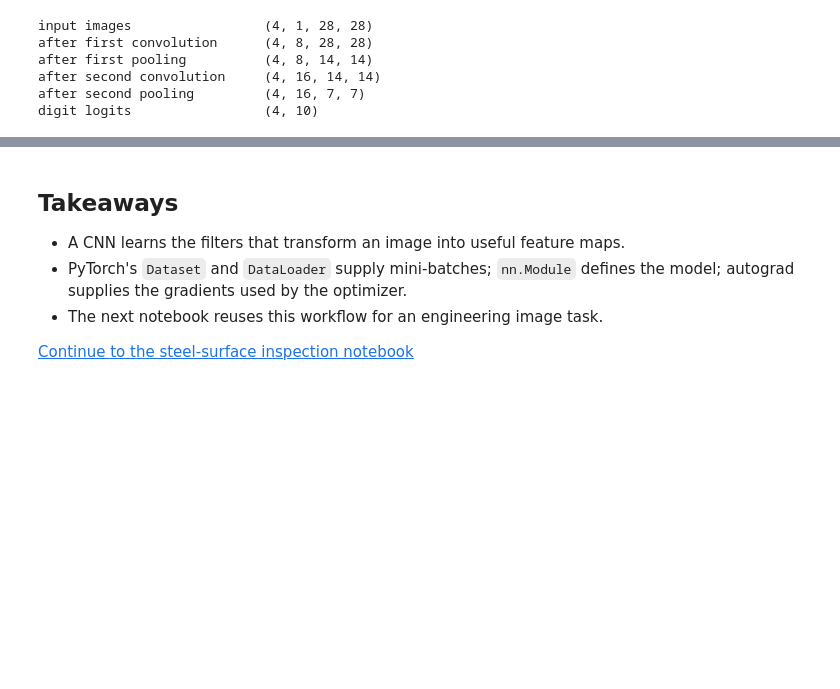
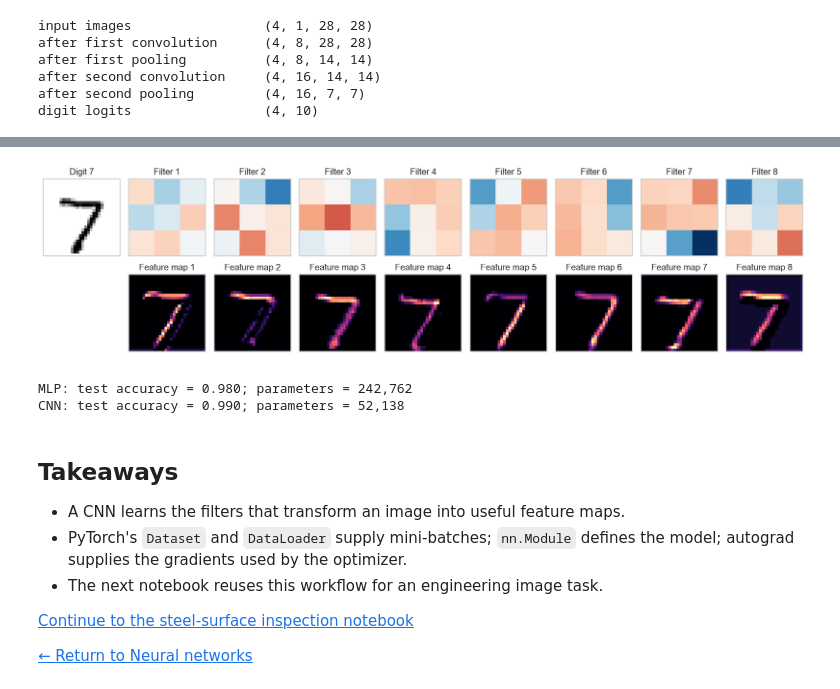
Before and after one commit to changyaochen/MECE4520, a Jupyter notebook: site/neural-networks/04-mnist-cnn.ipynb, the cells around one changed output, grey strips where cells are left out. Saved outputs shown, nothing was run; the diff lists cells and outputs as text; code cells hidden in the pictures; blank space fills up the shorter version.

```diff
--- a/site/neural-networks/04-mnist-cnn.ipynb
+++ b/site/neural-networks/04-mnist-cnn.ipynb
@@ -471,16 +531,0 @@ concrete.
-# %%
-test_loss, test_accuracy, test_labels, test_predictions, test_probabilities = evaluate(
-    model=model,
-    loader=test_loader,
-    loss_function=loss_function,
-    device=device,
-)
-
-figure, axis = plt.subplots(figsize=(7, 6))
-display = ConfusionMatrixDisplay(
-    confusion_matrix=confusion_matrix(test_labels, test_predictions),
-    display_labels=np.arange(10),
-)
-display.plot(ax=axis, cmap="Blues", colorbar=False)
-axis.set_title(f"MNIST test confusion matrix (accuracy = {test_accuracy:.3f})")
-figure.tight_layout()
@@ -538,3 +541,39 @@ show_misclassified_digits(
+# %%
+# Pick a test digit and pass its normalized image through the first layer.
+example_image, example_label = mnist_test[0]
+model.eval()
+with torch.no_grad():
+    feature_maps = F.relu(model.conv1(example_image.unsqueeze(0).to(device)))
+
+filters = model.conv1.weight.detach().cpu().numpy()[:, 0]
+feature_maps = feature_maps.squeeze(0).cpu().numpy()
+# Show the unnormalized image for easier visual interpretation.
+display_image, _ = datasets.MNIST(root=DATA_ROOT, train=False, download=True,
+                                  transform=display_transform)[0]
+figure, axes = plt.subplots(2, 9, figsize=(15, 4))
+axes[0, 0].imshow(display_image.squeeze(), cmap="gray_r", vmin=0, vmax=1)
+axes[0, 0].set_title(f"Digit {example_label}")
+axes[1, 0].axis("off")
+weight_limit = np.abs(filters).max()
+for index in range(8):
+    axes[0, index + 1].imshow(filters[index], cmap="RdBu_r",
+                               vmin=-weight_limit, vmax=weight_limit)
+    axes[0, index + 1].set_title(f"Filter {index + 1}")
+    axes[1, index + 1].imshow(feature_maps[index], cmap="magma")
+    axes[1, index + 1].set_title(f"Feature map {index + 1}")
+for axis in axes.flat:
+    axis.set_xticks([])
+    axis.set_yticks([])
+figure.tight_layout()
+# %% [output]
+[figure, added]
+# %%
+print(f"MLP: test accuracy = {mlp_test_accuracy:.3f}; parameters = {mlp_parameters:,}")
+print(f"CNN: test accuracy = {history['test_accuracy'][-1]:.3f}; "
+      f"parameters = {count_trainable_parameters(model=model):,}")
+# %% [output]
+MLP: test accuracy = 0.980; parameters = 242,762
+CNN: test accuracy = 0.990; parameters = 52,138
 # %% [markdown]
 ## Takeaways
 
@@ -544,3 +583,5 @@ show_misclassified_digits(
 - The next notebook reuses this workflow for an engineering image task.
 
 [Continue to the steel-surface inspection notebook](05-neu-cls-cnn.ipynb)
+
+[← Return to Neural networks](http://localhost:4170/neural-networks/)
```
Also changed, not shown: parts of 16 cells of this notebook, 3 other files.
